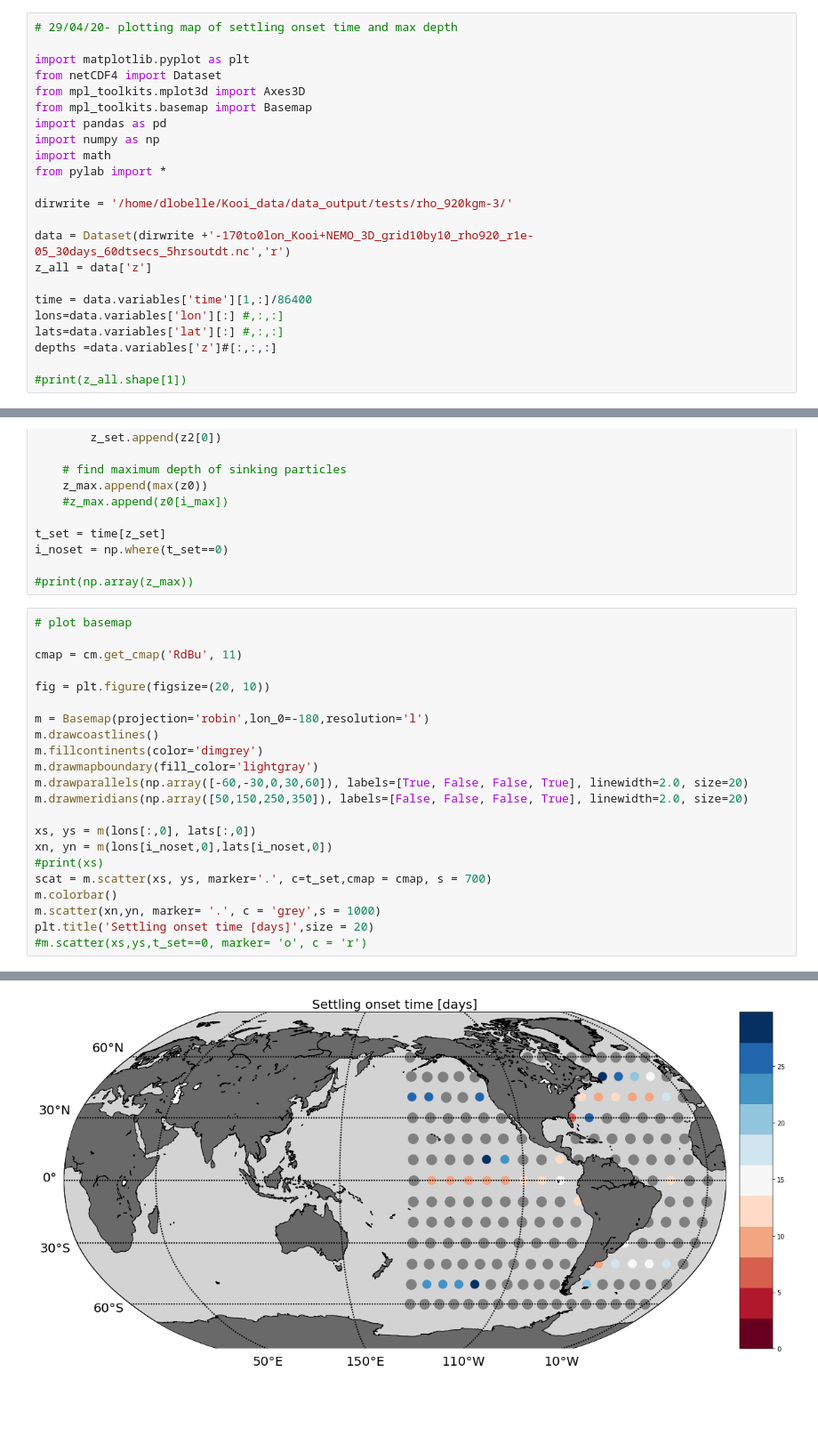
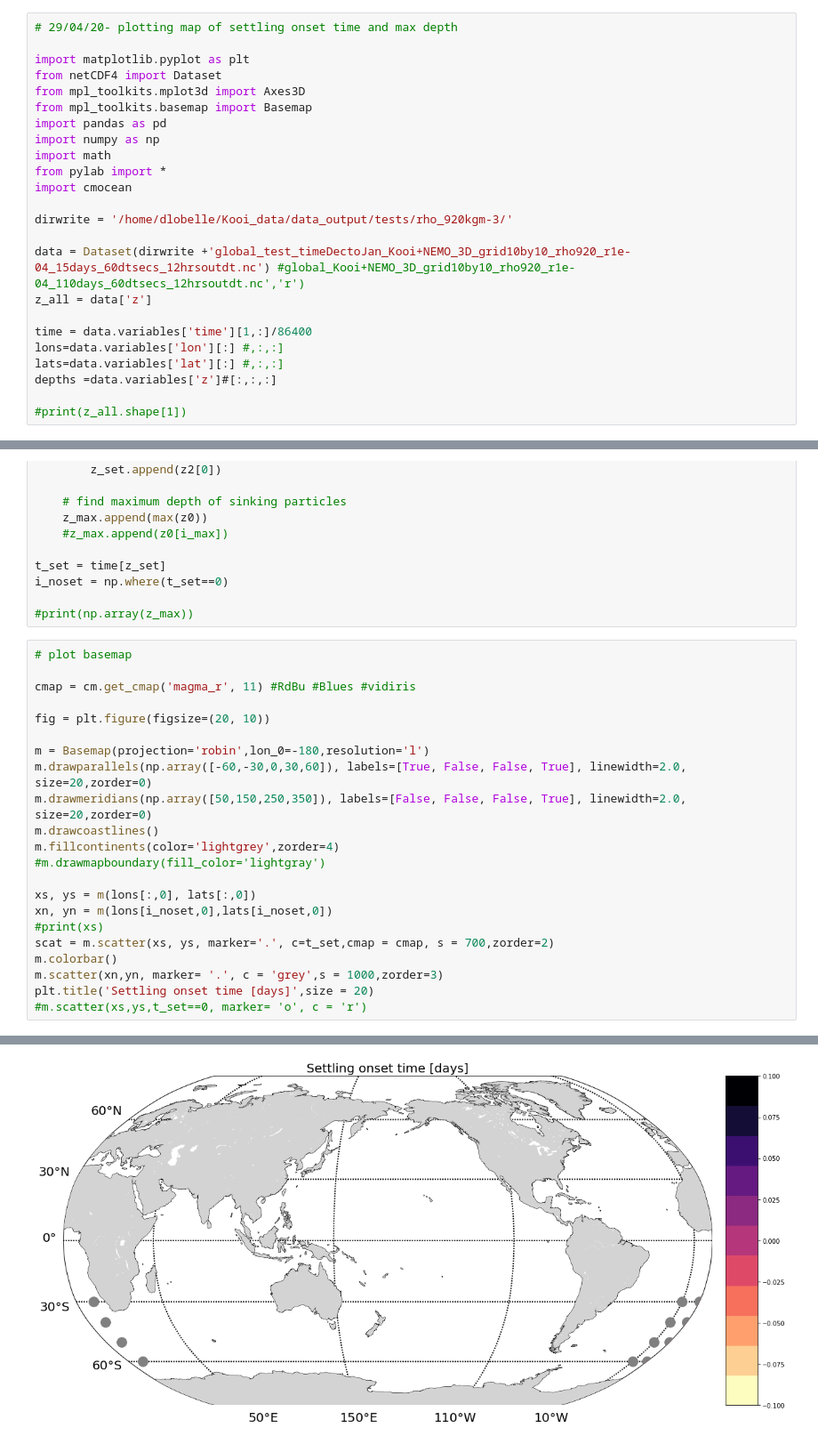
Before and after one commit to dlobelle/TOPIOS, a Jupyter notebook: scripts/post-process_plots/global_onset_maxdepth.ipynb, the cells around one changed output, grey strips where cells are left out. Shown at 89% size. Drawn from its saved outputs; the diff is of its cells as text; blank space fills up the shorter version.

Commit message:
cmocean colormap update: global 110d results for 10x10grid worked

```diff
--- a/scripts/post-process_plots/global_onset_maxdepth.ipynb
+++ b/scripts/post-process_plots/global_onset_maxdepth.ipynb
@@ -9,10 +9,11 @@ import pandas as pd
 import numpy as np
 import math
 from pylab import *
+import cmocean
 
 dirwrite = '/home/dlobelle/Kooi_data/data_output/tests/rho_920kgm-3/'
 
-data = Dataset(dirwrite +'-170to0lon_Kooi+NEMO_3D_grid10by10_rho920_r1e-05_30days_60dtsecs_5hrsoutdt.nc','r')
+data = Dataset(dirwrite +'global_test_timeDectoJan_Kooi+NEMO_3D_grid10by10_rho920_r1e-04_15days_60dtsecs_12hrsoutdt.nc') #global_Kooi+NEMO_3D_grid10by10_rho920_r1e-04_110days_60dtsecs_12hrsoutdt.nc','r')
 z_all = data['z']
 
 time = data.variables['time'][1,:]/86400
@@ -46,29 +47,29 @@ i_noset = np.where(t_set==0)
 # %%
 # plot basemap
 
-cmap = cm.get_cmap('RdBu', 11)
+cmap = cm.get_cmap('magma_r', 11) #RdBu #Blues #vidiris
 
 fig = plt.figure(figsize=(20, 10))
 
 m = Basemap(projection='robin',lon_0=-180,resolution='l')
+m.drawparallels(np.array([-60,-30,0,30,60]), labels=[True, False, False, True], linewidth=2.0, size=20,zorder=0)
+m.drawmeridians(np.array([50,150,250,350]), labels=[False, False, False, True], linewidth=2.0, size=20,zorder=0)
 m.drawcoastlines()
-m.fillcontinents(color='dimgrey')
-m.drawmapboundary(fill_color='lightgray')
-m.drawparallels(np.array([-60,-30,0,30,60]), labels=[True, False, False, True], linewidth=2.0, size=20)
-m.drawmeridians(np.array([50,150,250,350]), labels=[False, False, False, True], linewidth=2.0, size=20)
+m.fillcontinents(color='lightgrey',zorder=4)
+#m.drawmapboundary(fill_color='lightgray')
 
 xs, ys = m(lons[:,0], lats[:,0])
 xn, yn = m(lons[i_noset,0],lats[i_noset,0])
 #print(xs)
-scat = m.scatter(xs, ys, marker='.', c=t_set,cmap = cmap, s = 700)
+scat = m.scatter(xs, ys, marker='.', c=t_set,cmap = cmap, s = 700,zorder=2)
 m.colorbar()
-m.scatter(xn,yn, marker= '.', c = 'grey',s = 1000)
+m.scatter(xn,yn, marker= '.', c = 'grey',s = 1000,zorder=3)
 plt.title('Settling onset time [days]',size = 20)
 #m.scatter(xs,ys,t_set==0, marker= 'o', c = 'r')
 # %% [output]
 The dedent function was deprecated in Matplotlib 3.1 and will be removed in 3.3. Use inspect.cleandoc instead.
   import sys
 Text(0.5, 1.0, 'Settling onset time [days]')
-[figure, old version]
+[figure, new version]
 # %%
 # plot basemap
```
Also changed, not shown: parts of 1 cell of this notebook.
